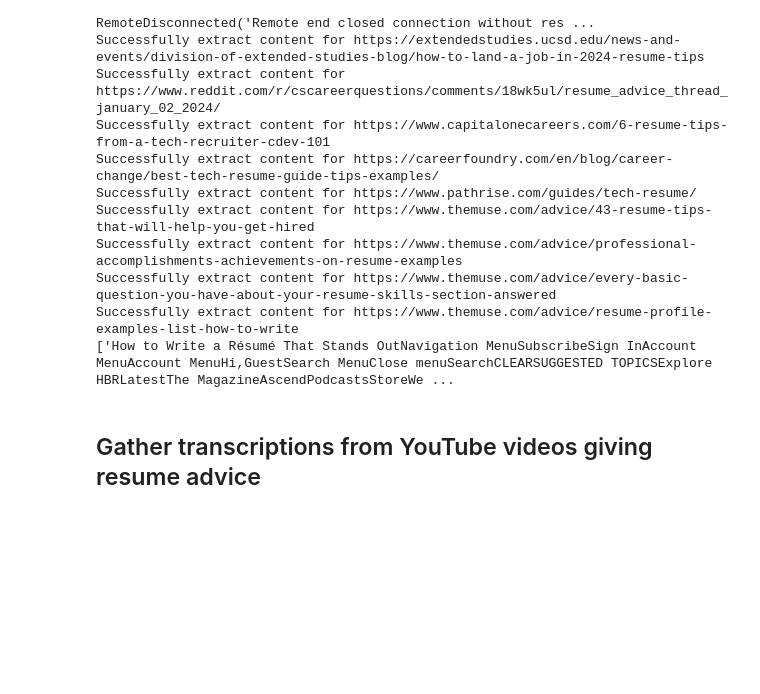
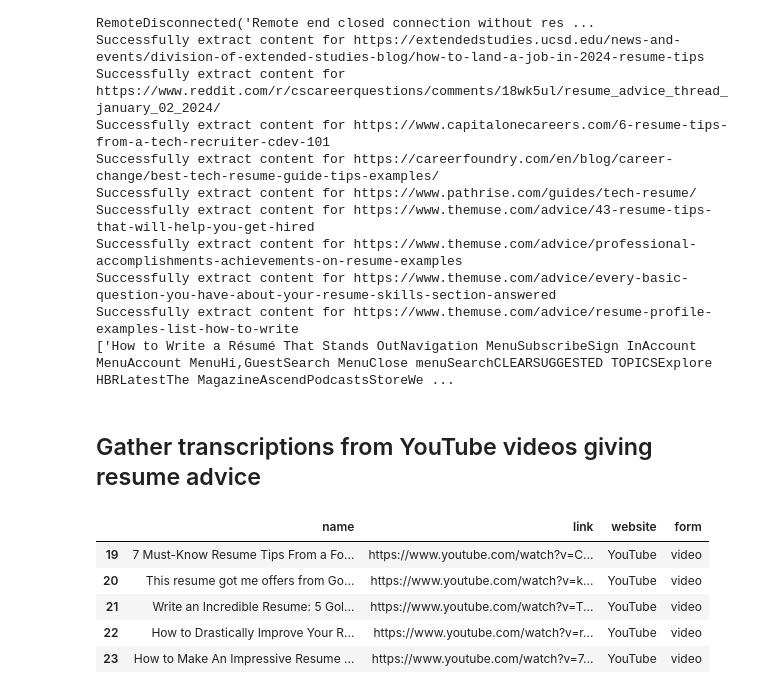
Before and after one commit to klam912/RAG_resume, a Jupyter notebook: model/data_prep.ipynb, the cells around one changed output. Drawn from its saved outputs; the diff is of its cells as text; code cells hidden in the pictures; blank space fills up the shorter version.

```diff
--- a/model/data_prep.ipynb
+++ b/model/data_prep.ipynb
@@ -106,3 +106,12 @@ with open("corpus.txt", 'w', encoding='utf-8') as f:
         f.write(article + '\n\n')
 # %% [markdown]
 ## Gather transcriptions from YouTube videos giving resume advice
+# %%
+list_of_yt.head()
+# %% [output]
+|  | name | link | website | form |
+| 19 | 7 Must-Know Resume Tips From a Fo... | https://www.youtube.com/watch?v=C... | YouTube | video |
+| 20 | This resume got me offers from Go... | https://www.youtube.com/watch?v=k... | YouTube | video |
+| 21 | Write an Incredible Resume: 5 Gol... | https://www.youtube.com/watch?v=T... | YouTube | video |
+| 22 | How to Drastically Improve Your R... | https://www.youtube.com/watch?v=r... | YouTube | video |
+| 23 | How to Make An Impressive Resume ... | https://www.youtube.com/watch?v=7... | YouTube | video |
```
Also changed, not shown: parts of 6 cells of this notebook.
